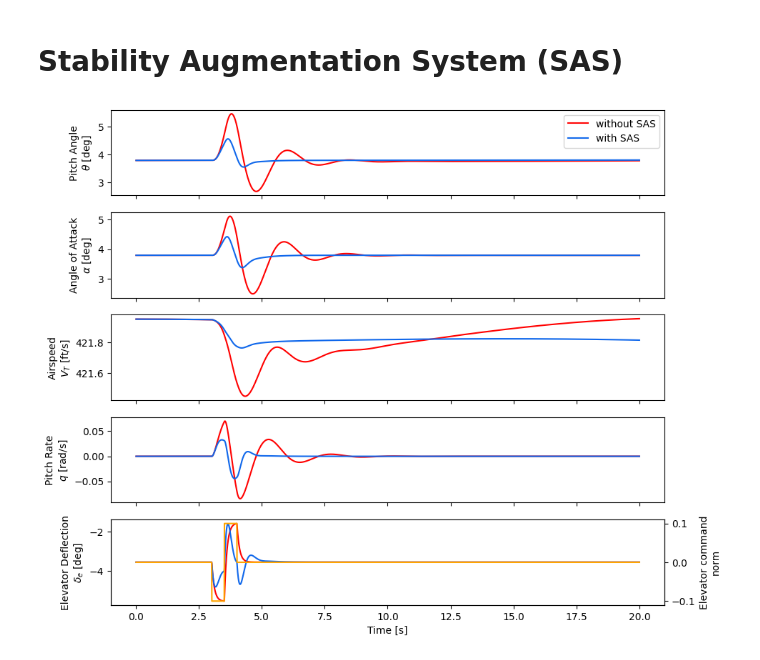
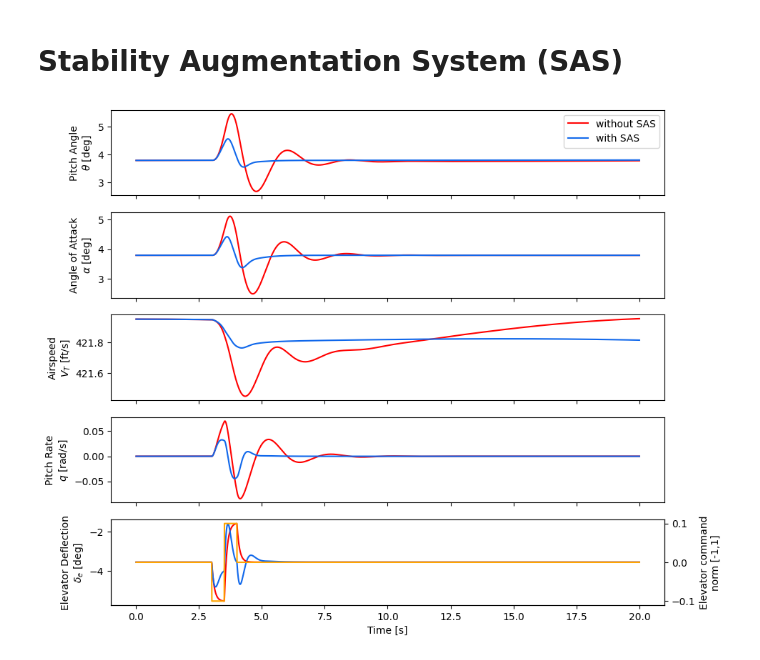
Before and after one commit to JSBSim-Team/jsbsim, a Jupyter notebook: examples/python/test_pitch_sas.ipynb, the cells around one changed output. Cells and saved outputs as stored; diff of their text form; code cells hidden in the pictures.

```diff
--- a/examples/python/test_pitch_sas.ipynb
+++ b/examples/python/test_pitch_sas.ipynb
@@ -23,6 +23,7 @@ except ImportError:
       PATH_TO_JSBSIM_FILES=None
 # %%
 import matplotlib.pyplot as plt
+import numpy as np
 
 # --- Configuration Section ---
 # Global variables that must be modified to match your particular need
@@ -76,9 +77,7 @@ def run_simulation(sas_active):
     # Attempt to trim the aircraft.
     try:
         # 1 means straight flight by using all changeable control variables.
-        #fdm['simulation/sim-time-sec'] = 0.0
         fdm['simulation/do_simple_trim'] = 1
-
     except jsbsim.TrimFailureError:
         print("Trim failed, continuing rudder kick in an untrimmed state.")
         pass  # Ignore trim failure
@@ -107,31 +106,34 @@ def run_simulation(sas_active):
         data['elevator_commands'].append(fdm['fcs/elevator-cmd-norm'])
         data['elevator_pos'].append(fdm['fcs/elevator-pos-deg'])
 
+        # pitch sas system
         fdm['fcs/sas-active-switch'] = sas_active
-        # 2. Get the current simulation time to determine which part of the doublet we are in.
+        # Get the current simulation time
         current_time = fdm.get_sim_time()
 
-        # 3. Doublet Logic: We define three distinct phases.
-        # Phase A: The first "up" pulse (positive pitch/negative elevator).
+        # Doublet Logic: three distinct phases
+        # Phase A: The first "up" pulse
         if doublet_start_time <= current_time < (doublet_start_time + doublet_width):
-            elevator_cmd = -doublet_amplitude  # Typical "pull" for pitch up.
+            elevator_cmd = -doublet_amplitude  # "pull" for pitch up.
 
-        # Phase B: The second "down" pulse (immediate reversal).
+        # Phase B: The second "down" pulse
         elif (doublet_start_time + doublet_width) <= current_time < (doublet_start_time + 2 * doublet_width):
-            elevator_cmd = doublet_amplitude   # Typical "push" for pitch down.
+            elevator_cmd = doublet_amplitude   # "push" for pitch down.
 
-        # Phase C: Return to neutral (trim) to observe the natural damping of the aircraft.
+        # Phase C: Return to neutral
         else:
             elevator_cmd = 0.0
 
-        # 4. Apply the command to the elevator property.
-        # JSBSim uses 'fcs/elevator-cmd-norm' as the standard input for elevator control.
+        # Apply the command to the elevator property
         fdm['fcs/elevator-cmd-norm'] = elevator_cmd
 
     return data
 
 data_no_sas = run_simulation(sas_active=0)
-data_with_sas = run_simulation(sas_active=1)
+data_with_sas= run_simulation(sas_active=1)
+
+
+
 
 # --- Plot Results ---
 # This section plots the simulation results.
@@ -145,33 +147,33 @@ lw2 = 1.5
 # setup individual lines and labels
 ax_theta.plot(data_no_sas['times'],data_no_sas['thetas'], color= color2, linewidth=lw1, label="without SAS")
 ax_alpha.plot(data_no_sas['times'],data_no_sas['alphas'], color= color2,linewidth=lw1)
 ax_vt.plot(data_no_sas['times'],data_no_sas['airspeeds'], color= color2,linewidth=lw1)
 ax_q.plot(data_no_sas['times'],data_no_sas['pitchRates'], color= color2,linewidth=lw1)
 ax_elev.plot(data_no_sas['times'],data_no_sas['elevator_pos'], color= color2,linewidth=lw1)
 
 # setup individual lines and labels
 ax_theta.plot(data_with_sas['times'],data_with_sas['thetas'], color= color1, linewidth=lw1, label="with SAS")
 ax_alpha.plot(data_with_sas['times'],data_with_sas['alphas'], color= color1,linewidth=lw1)
 ax_vt.plot(data_with_sas['times'],data_with_sas['airspeeds'], color= color1,linewidth=lw1)
 ax_q.plot(data_with_sas['times'],data_with_sas['pitchRates'], color= color1,linewidth=lw1)
 ax_elev.plot(data_with_sas['times'],data_with_sas['elevator_pos'], color= color1,linewidth=lw1)
 
 ax_elev.set_xlabel("Time [s]")
 ax_theta.legend(loc='upper right')
 
 # Create a secondary y-axis for the control command input
 ax2 = ax_elev.twinx()
-ax2.plot(data_no_sas['times'], data_no_sas['elevator_commands'], label='elevator cmd', color='orange')
-ax2.set_ylabel("Elevator command" + "\n" + "norm")
+ax2.plot(data_no_sas['times'], data_no_sas['elevator_commands'], color='orange', label= "elevator cmd")
+ax2.set_ylabel("Elevator command" + "\n" + "norm [-1,1]")
 
 # Create labels for the results
 labels = ["Pitch Angle" + "\n" + r"$\theta$ [deg]", "Angle of Attack" + "\n" + r"$\alpha$ [deg]",
           "Airspeed" + "\n" + r"$V_T$ [ft/s]", "Pitch Rate" + "\n" + r"$q$ [rad/s]",
           "Elevator Deflection" + "\n" + r"$\delta_e$ [deg]"]
 for ax,label in zip(axes, labels):
     ax.set_ylabel(label)
 
 # Display the plot.
 plt.show()
 # %% [output]
-[figure, old version]
+[figure, new version]
```
Also changed, not shown: parts of 2 cells of this notebook.
